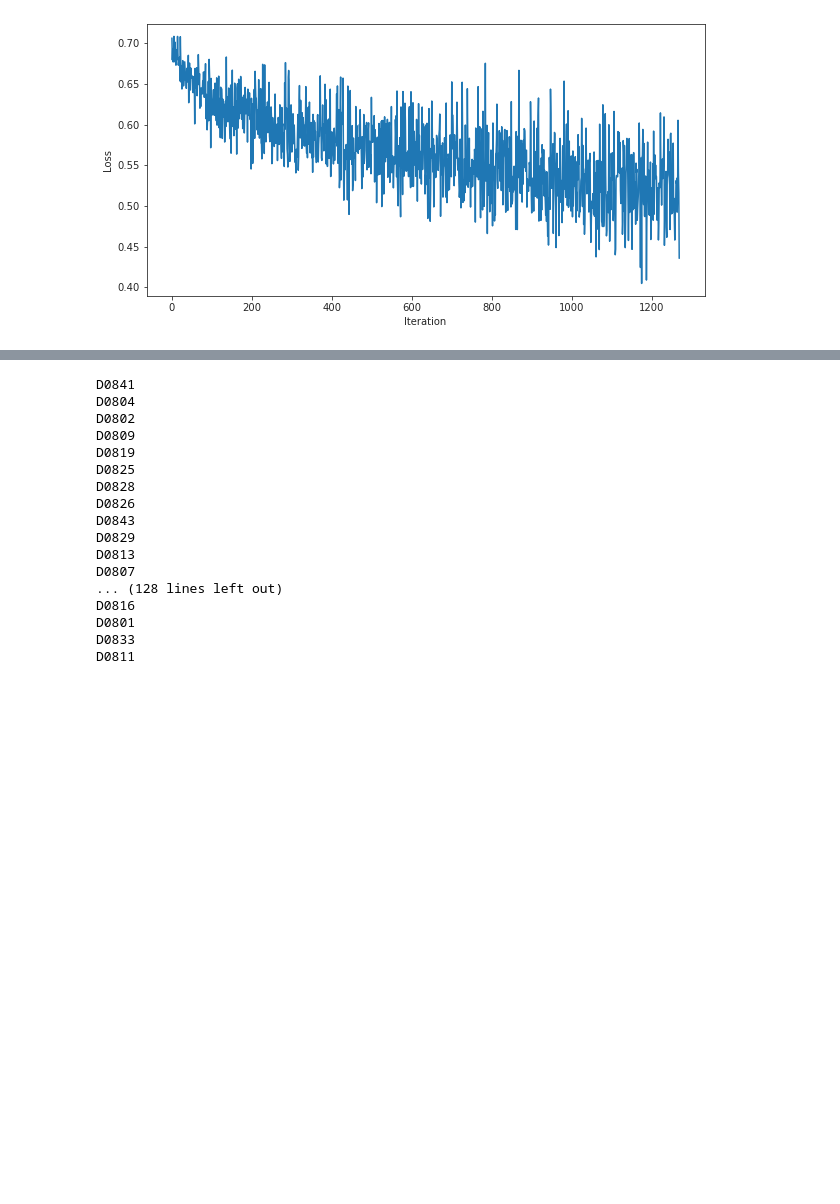
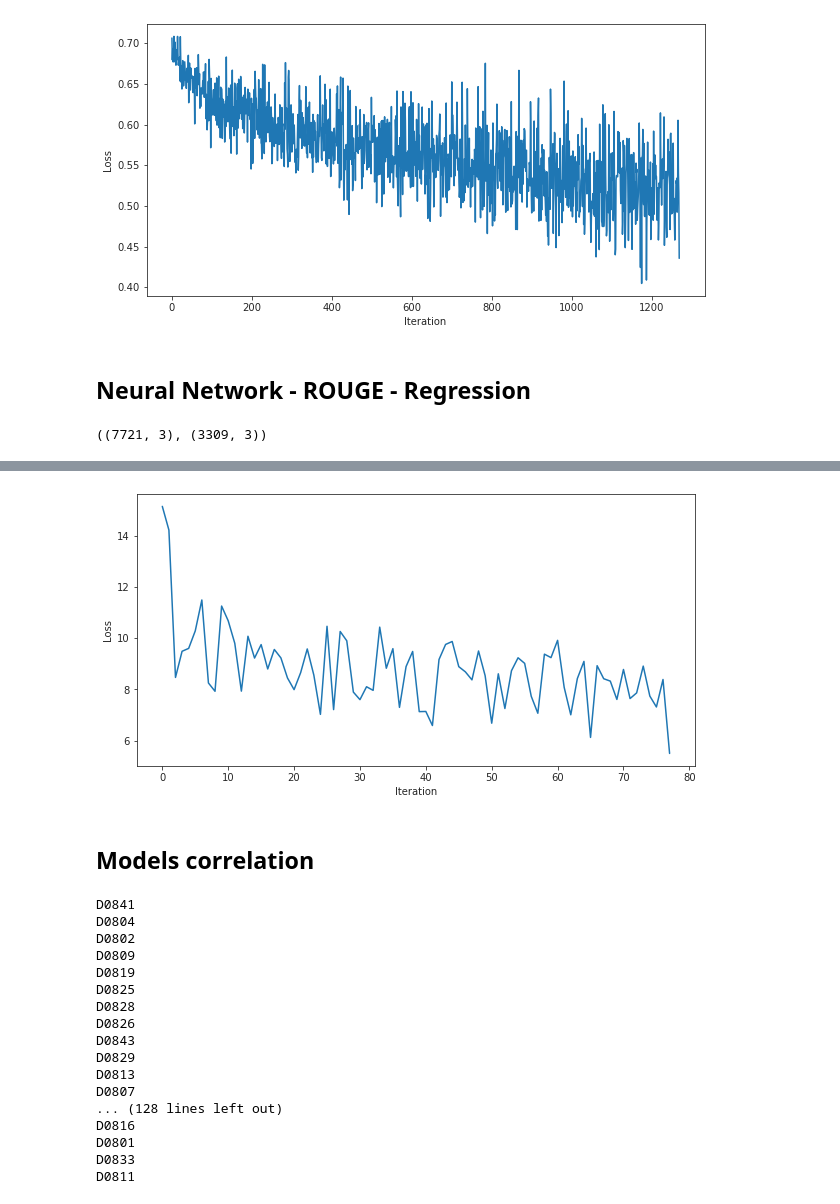
Before and after one commit to korunosk/geometry-of-text-summarization, a Jupyter notebook: stratified.ipynb, the cells around one changed output, grey strips where cells are left out. Cells and saved outputs as stored; diff of their text form; code cells hidden in the pictures; blank space fills up the shorter version.

```diff
--- a/stratified.ipynb
+++ b/stratified.ipynb
@@ -306,3 +324,5 @@ Train Loss: 0.238887
 Train Loss: 0.114030
 Train Loss: 0.360345
 [figure]
+# %% [markdown]
+## Neural Network - ROUGE - Regression
@@ -308,0 +361,11 @@ Train Loss: 0.360345
+# %%
+tuples_data = []
+for topic_id in topic_ids:
+    tuples_data.extend(make_tuples_data_for_regression(BASE_DATA_DIR, DATASET_ID_TRAIN, topic_id))
+tuples_data = np.array(tuples_data)
+
+tuples_train_regression, tuples_val_regression = stratified_sampling(tuples_data)
+
+tuples_train_regression.shape, tuples_val_regression.shape
+# %% [output]
+((7721, 3), (3309, 3))
@@ -308,0 +430,46 @@ Train Loss: 0.360345
+# %%
+config = {
+    'D': 768,
+    'p': 2,
+    'blur': .05,
+    'scaling': .9,
+    'learning_rate': 1e-2,
+    'batch_size': 100
+}
+
+transform = transforms.Compose([ToTensor()])
+dataset_train = TACDatasetRegression(tuples_train_regression, transform)
+data_loader_train = DataLoader(dataset_train, batch_size=config['batch_size'], num_workers=24, shuffle=True)
+
+neural_net_rouge_reg_model = NeuralNetRougeRegModel(config).to(device=cuda)
+
+criterion = nn.MSELoss()
+optimizer = optim.SGD(neural_net_rouge_reg_model.parameters(), lr=config['learning_rate'])
+
+loss = []
+
+for batch in data_loader_train:
+    optimizer.zero_grad()
+
+    s, y = batch
+
+    y_hat = neural_net_rouge_reg_model(s.to(device=cuda))
+    y = -torch.log(y + 0.00001).to(device=cuda)
+
+    L = criterion(y_hat, y)
+
+    L.backward()
+
+    optimizer.step()
+
+    loss.append(L.item())
+
+    print(f'Train Loss: {loss[-1]:.4f}')
+
+neural_net_rouge_reg_model.save(f'neural_net_rouge_reg_model.pt')
+
+fig = plt.figure(figsize=(10,5))
+ax = fig.add_subplot(1,1,1)
+plot_loss(ax, loss)
+plt.show()
+# %% [output]
@@ -309,3 +493,6 @@ Train Loss: 0.360345
+[figure, added]
+# %% [markdown]
+## Models correlation
 # %%
 def experiment(model, data):
     document_embs, summary_embs, indices, pyr_scores, summ_ids = data
```
Also changed, not shown: parts of 15 cells of this notebook, 5 other files.
